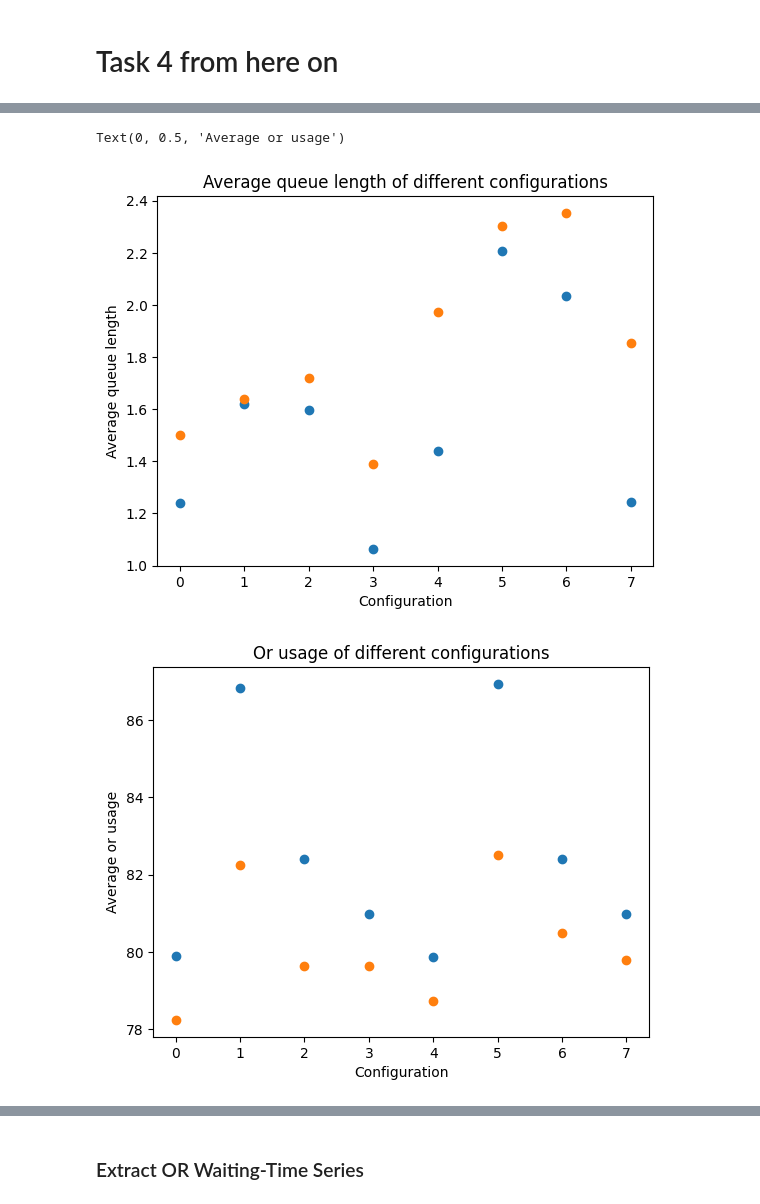
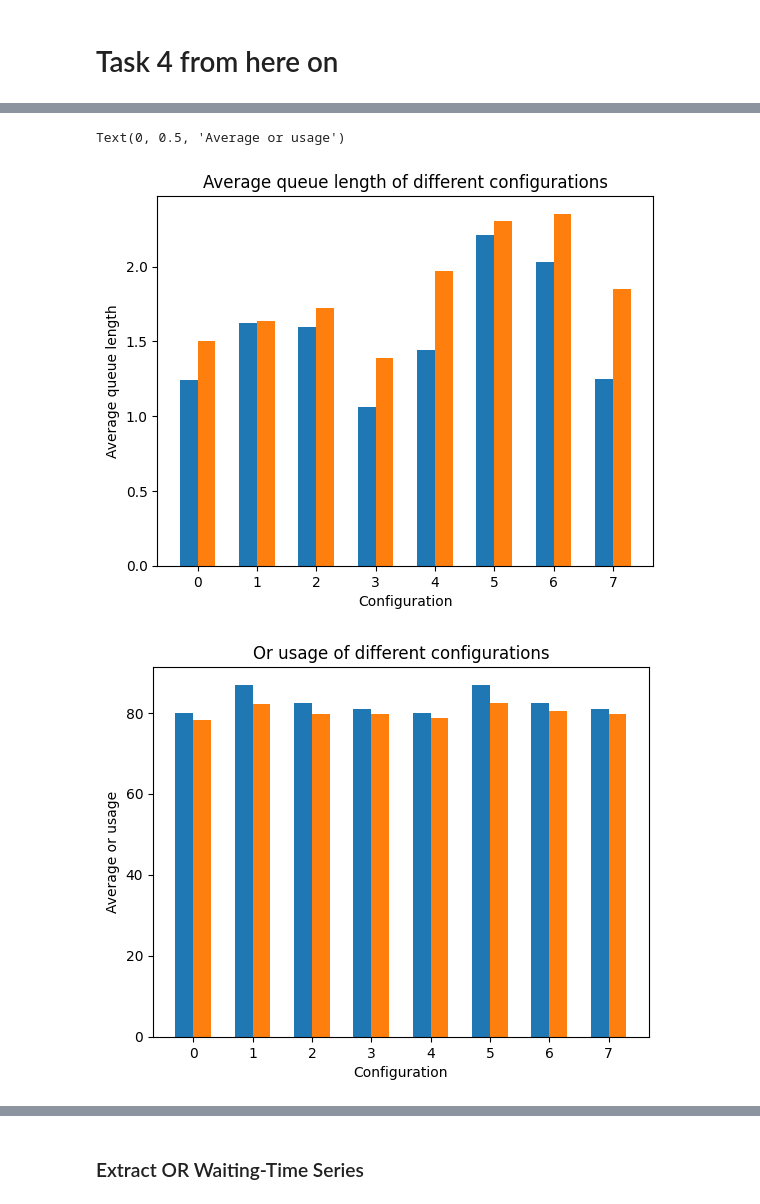
Before and after one commit to joona111/Simulation-Project, a Jupyter notebook: Hospital.ipynb, the cells around one changed output, grey strips where cells are left out. Drawn from its saved outputs; the diff is of its cells as text; code cells hidden in the pictures.

```diff
--- a/Hospital.ipynb
+++ b/Hospital.ipynb
@@ -268,39 +268,39 @@ data2["config"]=resultsTwist["config"]
 data2["usage"]=resultsTwist["or_usage"]
 
 plt.figure(0)
-plt.scatter(data["config"],data["queue"])
-plt.scatter(data2["config"],data2["queue"])
+plt.bar(data["config"]-0.15,data["queue"], width=0.3)
+plt.bar(data2["config"]+0.15,data2["queue"],width=0.3)
 plt.title("Average queue length of different configurations")
 plt.xlabel("Configuration")
 plt.ylabel("Average queue length")
 
 plt.figure(1)
-plt.scatter(data["config"],data["usage"])
-plt.scatter(data2["config"],data2["usage"])
+plt.bar(data["config"]-0.15,data["usage"], width=0.3)
+plt.bar(data2["config"]+0.15,data2["usage"],width=0.3)
 plt.title("Or usage of different configurations")
 plt.xlabel("Configuration")
 plt.ylabel("Average or usage")
 # %% [output]
 Statistics for 4p 4r configuration
 with [25, 40, 20, 40]m and [(20, 30), None, None, None]u
 MEAN utilization: 79.895% and with twist 78.243%
 MEAN blocked: 1.54% and with twist 2.03%
 --------------------------------
 Statistics for 4p 4r configuration
 with [22.5, 40, 20, 40]m and [None, (30, 50), None, (30, 50)]u
 MEAN utilization: 86.815% and with twist 82.258%
 MEAN blocked: 2.32% and with twist 2.42%
 --------------------------------
 Statistics for 4p 4r configuration
 with [25, 40, 20, 40]m and [None, None, None, None]u
 ... (24 lines left out)
 with [25, 40, 20, 40]m and [(20, 30), (30, 50), None, (30, 50)]u
 MEAN utilization: 80.984% and with twist 79.786%
 MEAN blocked: 1.15% and with twist 2.25%
 --------------------------------
 Text(0, 0.5, 'Average or usage')
-[figure, old version]
+[figure, new version]
-[figure, old version]
+[figure, new version]
 # %% [markdown]
 Blue: untwisted
 
```
Also changed, not shown: parts of 1 cell of this notebook.
